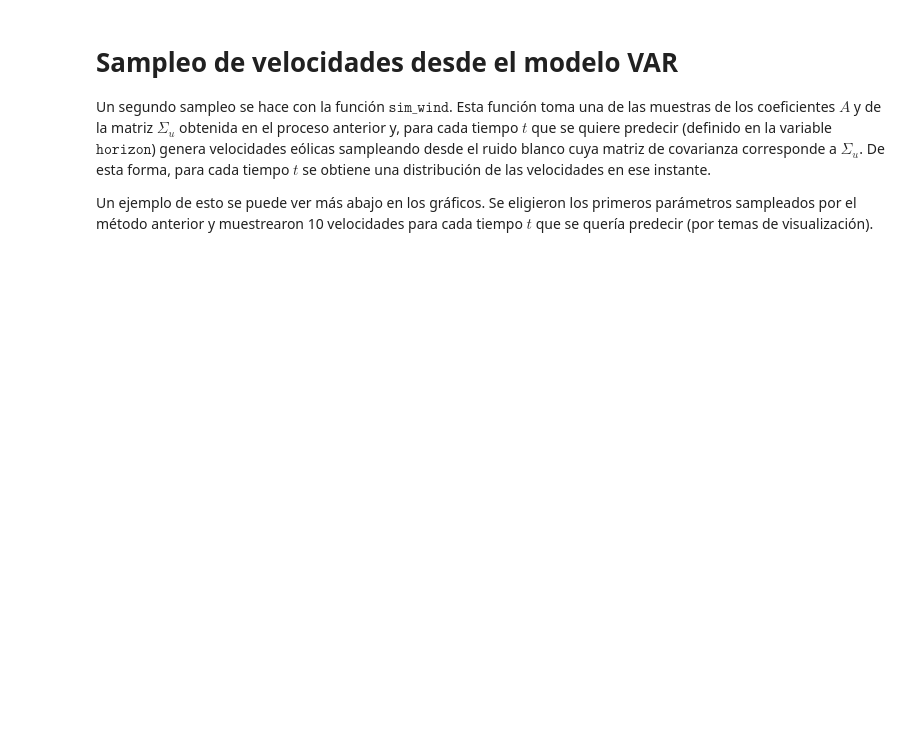
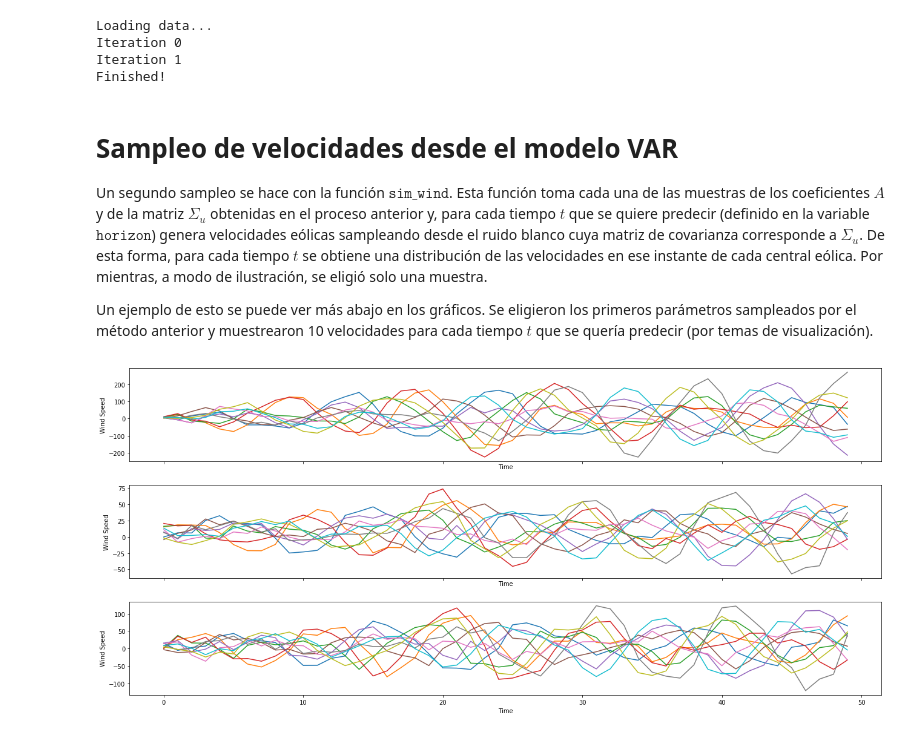
Before and after one commit to ChrisAMS/TAIM, a Jupyter notebook: Proyect - Deliver 1.ipynb, the cells around one changed output. Saved outputs shown, nothing was run; the diff lists cells and outputs as text; code cells hidden in the pictures; blank space fills up the shorter version.

Commit message:
indices explained, plots with labels and bigger, order of the final jupyter

```diff
--- a/Proyect - Deliver 1.ipynb
+++ b/Proyect - Deliver 1.ipynb
@@ -42,6 +45,13 @@ print(samples[0][1])
+# %%
+samples = ut.gibbs_sampling(iters, DATA_PATH, K, p, q, n_rows=n_rows, debug=debug)
+# %% [output]
+Loading data...
+Iteration 0
+Iteration 1
+Finished!
 # %% [markdown]
 # Sampleo de velocidades desde el modelo VAR
 
-Un segundo sampleo se hace con la función $\texttt{sim_wind}$. Esta función toma una de las muestras de los coeficientes $A$ y de la matriz $\Sigma_{u}$ obtenida en el proceso anterior y, para cada tiempo $t$ que se quiere predecir (definido en la variable $\texttt{horizon}$) genera velocidades eólicas sampleando desde el ruido blanco cuya matriz de covarianza corresponde a $\Sigma_{u}$. De esta forma, para cada tiempo $t$ se obtiene una distribución de las velocidades en ese instante.
+Un segundo sampleo se hace con la función $\texttt{sim_wind}$. Esta función toma cada una de las muestras de los coeficientes $A$ y de la matriz $\Sigma_{u}$ obtenidas en el proceso anterior y, para cada tiempo $t$ que se quiere predecir (definido en la variable $\texttt{horizon}$) genera velocidades eólicas sampleando desde el ruido blanco cuya matriz de covarianza corresponde a $\Sigma_{u}$. De esta forma, para cada tiempo $t$ se obtiene una distribución de las velocidades en ese instante de cada central eólica. Por mientras, a modo de ilustración, se eligió solo una muestra.
 
 Un ejemplo de esto se puede ver más abajo en los gráficos. Se eligieron los primeros parámetros sampleados por el método anterior y muestrearon 10 velocidades para cada tiempo $t$ que se quería predecir (por temas de visualización).
@@ -48,26 +68,14 @@ Un ejemplo de esto se puede ver más abajo en los gráficos. Se eligieron los pr
 # %%
-import numpy as np
-x0 = np.transpose(np.matrix([[0.3,0.4,0.7]]))
-A = samples[0][0]
-CovU = samples[0][1]
-
-print(CovU)
-eigval = np.linalg.eigvals(CovU)
-print(eigval)
-#print(np.all(np.isreal(eigval)))
-
-horizon = 50
-n_samples = 10
-time_series = ut.sim_wind(A,CovU,x0,horizon,n_samples)
-
 # Adjust time series with their true mean and std.
 with open(STATS_PATH, 'rb') as fp:
     stats_dict = pickle.load(fp)
 
 for i in range(K):
     mean = stats_dict['plant_{}'.format(i)]['mean']
     std = stats_dict['plant_{}'.format(i)]['std']
     time_series[i] = time_series[i] * std + mean
 
 #Grafica series de tiempos resultantes
 ut.plot_series(time_series)
+# %% [output]
+[figure, added]
```
Also changed, not shown: parts of 11 cells of this notebook, 2 other files.
